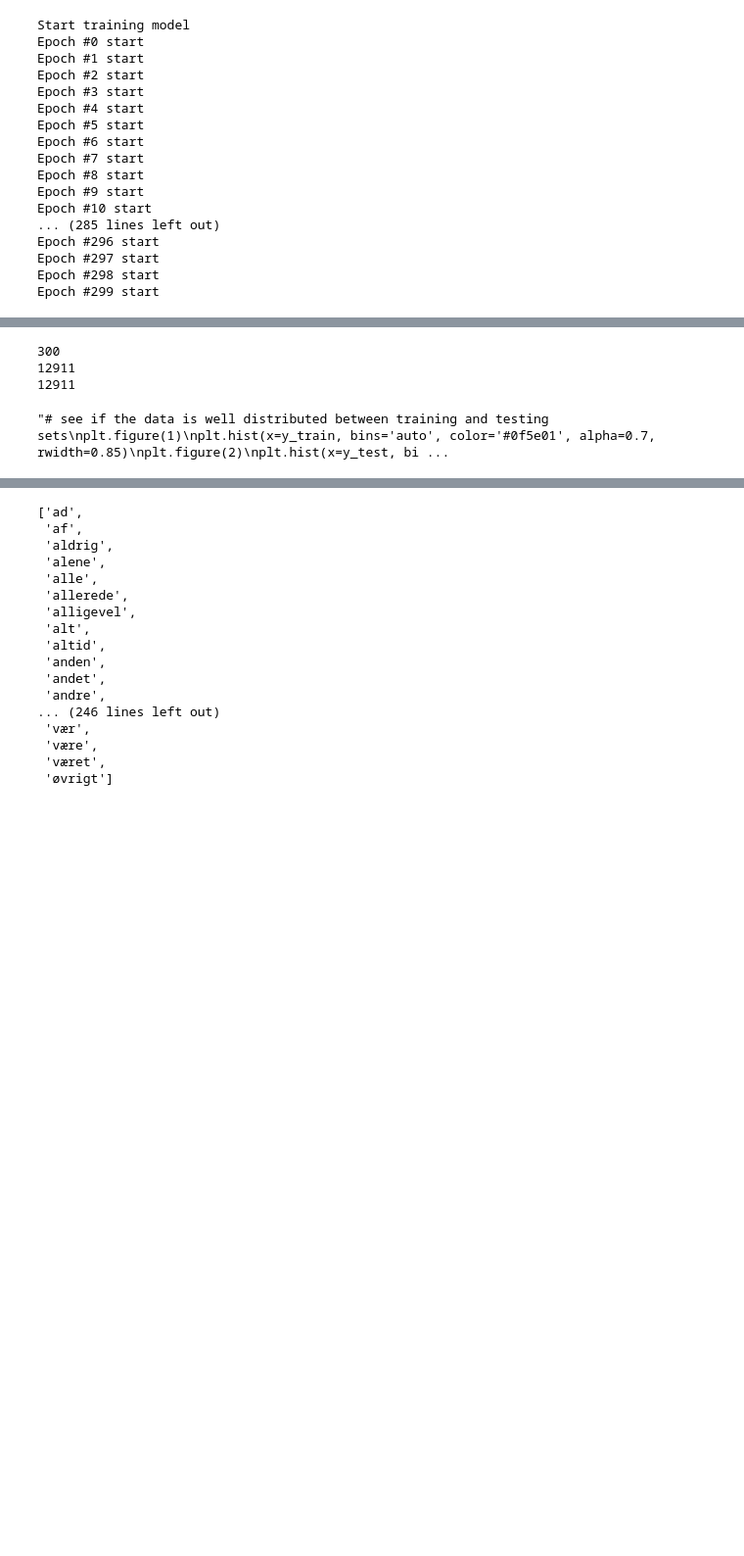
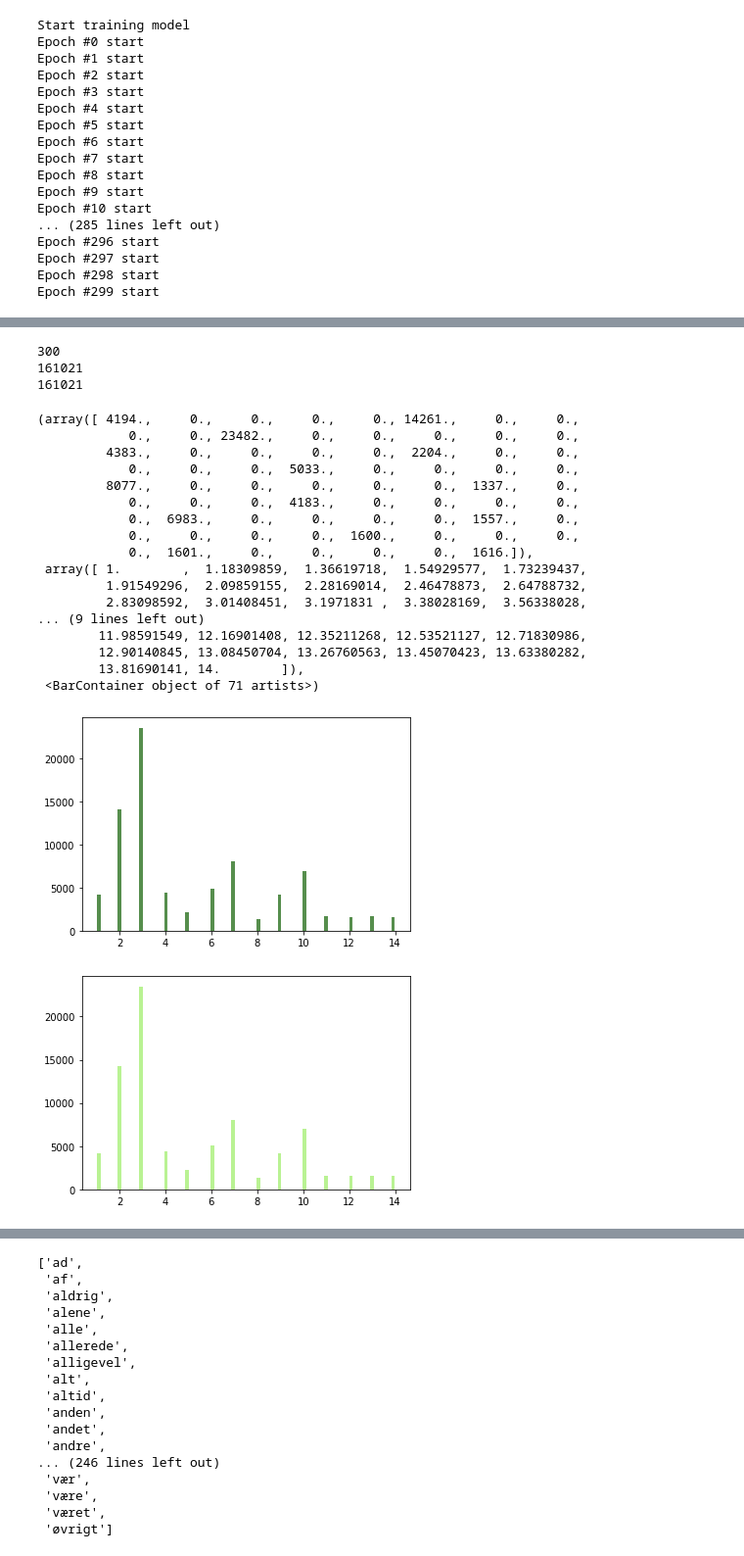
Before and after one commit to NLP4ALL/nlp4all, a Jupyter notebook: data_check.ipynb, the cells around one changed output, grey strips where cells are left out. Shown at 98% size. Saved outputs shown, nothing was run; the diff lists cells and outputs as text; code cells hidden in the pictures; blank space fills up the shorter version.

Commit message:
saving data_check modif

```diff
--- a/data_check.ipynb
+++ b/data_check.ipynb
@@ -38,7 +38,7 @@ from nlp4all.models import *
 for model in D2VModel.query.all():
     print(model.id, model.name)
 
-model_id = 5
+model_id = 4
 db_model = D2VModel.query.filter_by(id=model_id).first()
 model = db_model.load()
 db_model.name
@@ -137,20 +185,38 @@ for cat in tweets_cats:
 # %%
 X = [model.dv[i] for i in tweets_ids]
 labels = [tweet.category for tweet in tweets]
 print(len(X[0]))
 print(len(X))
 print(len(labels))
 X_train, X_test, y_train, y_test = train_test_split(X, labels, train_size=0.5)
 
-"""# see if the data is well distributed between training and testing sets
+# see if the data is well distributed between training and testing sets
 plt.figure(1)
 plt.hist(x=y_train, bins='auto', color='#0f5e01', alpha=0.7, rwidth=0.85)
 plt.figure(2)
-plt.hist(x=y_test, bins='auto', color='#9ced66', alpha=0.7, rwidth=0.85)"""
+plt.hist(x=y_test, bins='auto', color='#9ced66', alpha=0.7, rwidth=0.85)
 # %% [output]
 300
-12911
-12911
+161021
+161021
-"# see if the data is well distributed between training and testing sets\nplt.figure(1)\nplt.hist(x=y_train, bins='auto', color='#0f5e01', alpha=0.7, rwidth=0.85)\nplt.figure(2)\nplt.hist(x=y_test, bi ...
+(array([ 4194.,     0.,     0.,     0.,     0., 14261.,     0.,     0.,
+            0.,     0., 23482.,     0.,     0.,     0.,     0.,     0.,
+         4383.,     0.,     0.,     0.,     0.,  2204.,     0.,     0.,
+            0.,     0.,     0.,  5033.,     0.,     0.,     0.,     0.,
+         8077.,     0.,     0.,     0.,     0.,     0.,  1337.,     0.,
+            0.,     0.,     0.,  4183.,     0.,     0.,     0.,     0.,
+            0.,  6983.,     0.,     0.,     0.,     0.,  1557.,     0.,
+            0.,     0.,     0.,     0.,  1600.,     0.,     0.,     0.,
+            0.,  1601.,     0.,     0.,     0.,     0.,  1616.]),
+ array([ 1.        ,  1.18309859,  1.36619718,  1.54929577,  1.73239437,
+         1.91549296,  2.09859155,  2.28169014,  2.46478873,  2.64788732,
+         2.83098592,  3.01408451,  3.1971831 ,  3.38028169,  3.56338028,
+... (9 lines left out)
+        11.98591549, 12.16901408, 12.35211268, 12.53521127, 12.71830986,
+        12.90140845, 13.08450704, 13.26760563, 13.45070423, 13.63380282,
+        13.81690141, 14.        ]),
+ <BarContainer object of 71 artists>)
+[figure, added]
+[figure, added]
 # %%
 # create and train an ANN (keras is not working because of tf pip compatibility)
```
Also changed, not shown: parts of 10 cells of this notebook.
